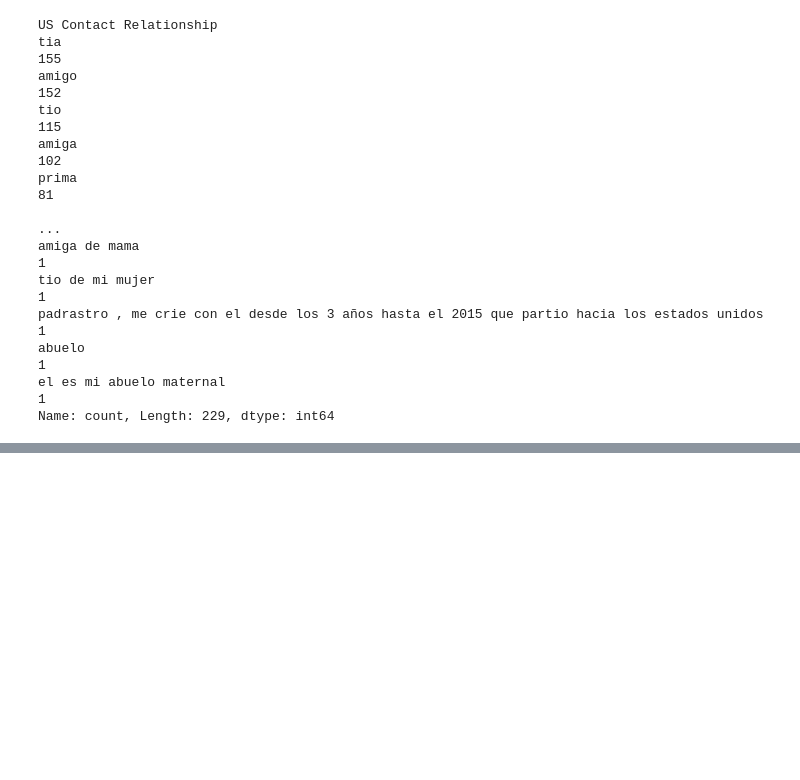
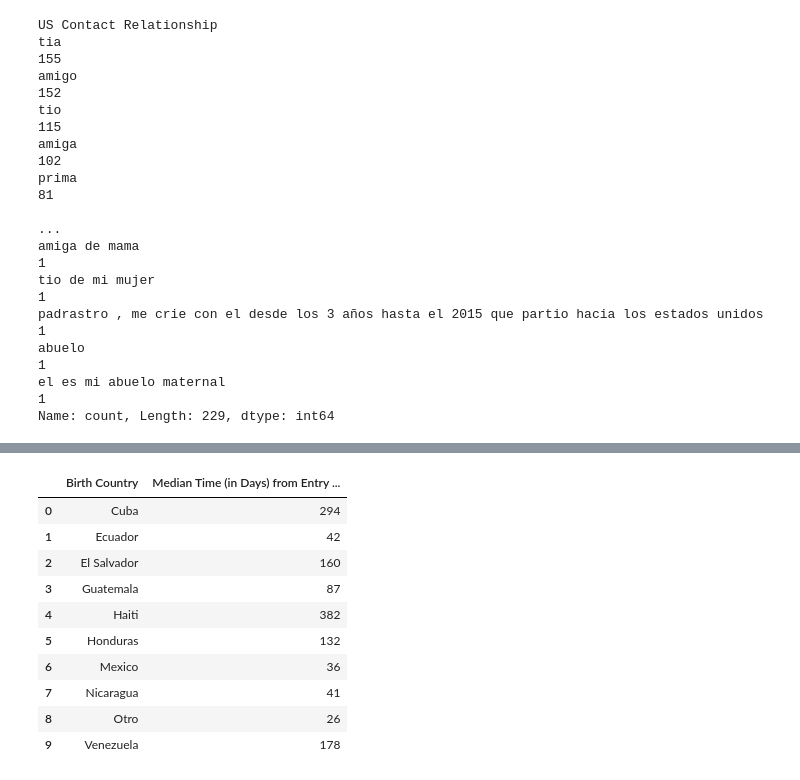
Before and after one commit to jacobgrimm/LA-Complete-Covid-Datat, a Jupyter notebook: Airtables/T42_Screenings/examine_T42_screenings.ipynb, the cells around one changed output, grey strips where cells are left out. Cells and saved outputs as stored; diff of their text form; code cells hidden in the pictures; blank space fills up the shorter version.

```diff
--- a/Airtables/T42_Screenings/examine_T42_screenings.ipynb
+++ b/Airtables/T42_Screenings/examine_T42_screenings.ipynb
@@ -370,0 +397,3 @@ Name: count, dtype: float64
+# %%
+df['Displacement Date (left home country)'] = pd.to_datetime(df['Displacement Date (left home country)'], format='%d/%m/%Y', errors='coerce' )
+df['Date of HIAS Referral '] = pd.to_datetime(df['Date of HIAS Referral '], errors='coerce' )
@@ -370,0 +477,27 @@ Name: count, dtype: float64
+# %%
+df['Median Time (in Days) from Entry to Mexico to HIAS Referal'] = ((df['Date of HIAS Referral '] - df['Mexico Entry Date']).dt.days)
+threshold = df['Median Time (in Days) from Entry to Mexico to HIAS Referal'].quantile(0.8)
+
+# Filter out the largest 15% of the values in 'column1'
+unnew_filtered_df = df[df['Median Time (in Days) from Entry to Mexico to HIAS Referal'] <= threshold]
+
+# Group by nationality and calculate the median duration
+median_mexico_durations = unnew_filtered_df.groupby('Birth Country')['Median Time (in Days) from Entry to Mexico to HIAS Referal'].median().reset_index()
+
+median_mexico_durations['Median Time (in Days) from Entry to Mexico to HIAS Referal']= median_mexico_durations['Median Time (in Days) from Entry to Mexico to HIAS Referal'].astype(int)
+
+
+dfi.export(median_mexico_durations,"Median Time (in Days) from Entry to Mexico to HIAS Referal.png")
+median_mexico_durations
+# %% [output]
+|  | Birth Country | Median Time (in Days) from Entry ... |
+| 0 | Cuba | 294 |
+| 1 | Ecuador | 42 |
+| 2 | El Salvador | 160 |
+| 3 | Guatemala | 87 |
+| 4 | Haiti | 382 |
+| 5 | Honduras | 132 |
+| 6 | Mexico | 36 |
+| 7 | Nicaragua | 41 |
+| 8 | Otro | 26 |
+| 9 | Venezuela | 178 |
```
Also changed, not shown: parts of 22 cells of this notebook, 27 other files.
